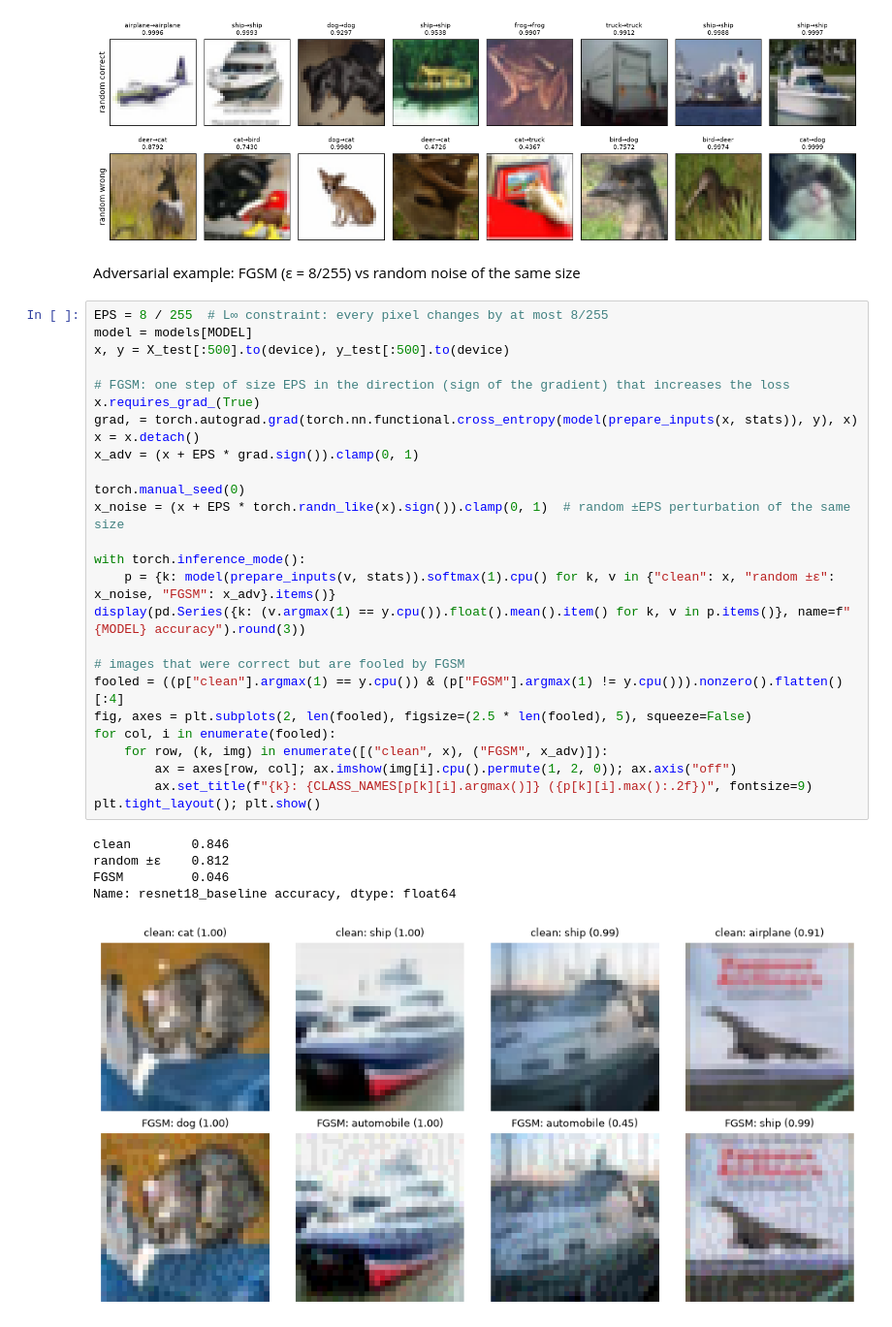
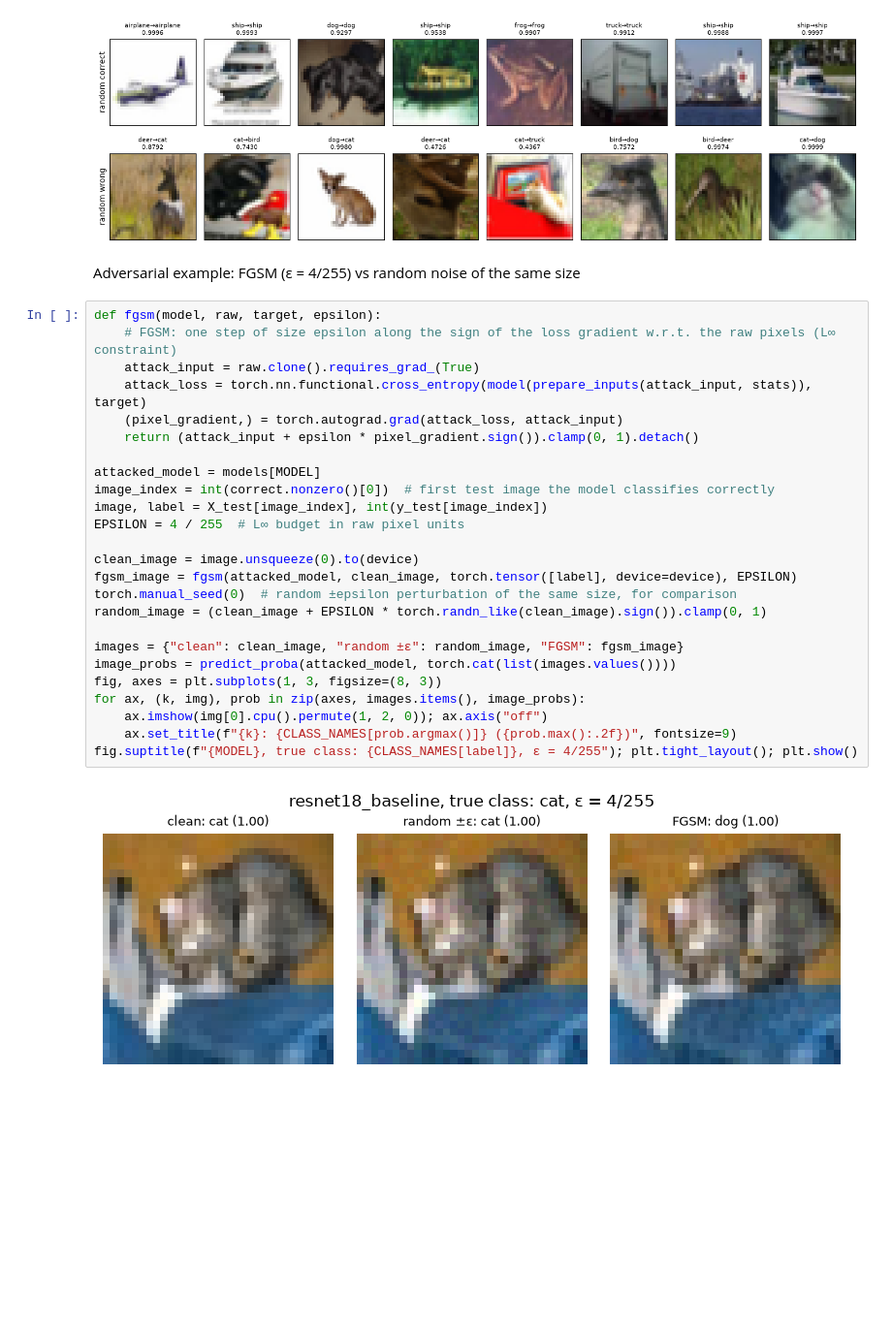
Before and after one commit to CiaranLynch1/Building-and-Evaluating-Convolutional-Neural-Networks, a Jupyter notebook: task5.ipynb, the cells around one changed output. Shown at 97% size. Saved outputs shown, nothing was run; the diff lists cells and outputs as text; blank space fills up the shorter version.

```diff
--- a/task5.ipynb
+++ b/task5.ipynb
@@ -118,36 +118,31 @@ plt.tight_layout(); plt.show()
 # %% [output]
 [figure]
 # %% [markdown]
-Adversarial example: FGSM (ε = 8/255) vs random noise of the same size
+Adversarial example: FGSM (ε = 4/255) vs random noise of the same size
 # %%
-EPS = 8 / 255  # L∞ constraint: every pixel changes by at most 8/255
-model = models[MODEL]
-x, y = X_test[:500].to(device), y_test[:500].to(device)
+def fgsm(model, raw, target, epsilon):
+    # FGSM: one step of size epsilon along the sign of the loss gradient w.r.t. the raw pixels (L∞ constraint)
+    attack_input = raw.clone().requires_grad_(True)
+    attack_loss = torch.nn.functional.cross_entropy(model(prepare_inputs(attack_input, stats)), target)
+    (pixel_gradient,) = torch.autograd.grad(attack_loss, attack_input)
+    return (attack_input + epsilon * pixel_gradient.sign()).clamp(0, 1).detach()
 
-# FGSM: one step of size EPS in the direction (sign of the gradient) that increases the loss
-x.requires_grad_(True)
-grad, = torch.autograd.grad(torch.nn.functional.cross_entropy(model(prepare_inputs(x, stats)), y), x)
-x = x.detach()
-x_adv = (x + EPS * grad.sign()).clamp(0, 1)
+attacked_model = models[MODEL]
+image_index = int(correct.nonzero()[0])  # first test image the model classifies correctly
+image, label = X_test[image_index], int(y_test[image_index])
+EPSILON = 4 / 255  # L∞ budget in raw pixel units
 
-torch.manual_seed(0)
-x_noise = (x + EPS * torch.randn_like(x).sign()).clamp(0, 1)  # random ±EPS perturbation of the same size
+clean_image = image.unsqueeze(0).to(device)
+fgsm_image = fgsm(attacked_model, clean_image, torch.tensor([label], device=device), EPSILON)
+torch.manual_seed(0)  # random ±epsilon perturbation of the same size, for comparison
+random_image = (clean_image + EPSILON * torch.randn_like(clean_image).sign()).clamp(0, 1)
 
-with torch.inference_mode():
-    p = {k: model(prepare_inputs(v, stats)).softmax(1).cpu() for k, v in {"clean": x, "random ±ε": x_noise, "FGSM": x_adv}.items()}
-display(pd.Series({k: (v.argmax(1) == y.cpu()).float().mean().item() for k, v in p.items()}, name=f"{MODEL} accuracy").round(3))
-
-# images that were correct but are fooled by FGSM
-fooled = ((p["clean"].argmax(1) == y.cpu()) & (p["FGSM"].argmax(1) != y.cpu())).nonzero().flatten()[:4]
-fig, axes = plt.subplots(2, len(fooled), figsize=(2.5 * len(fooled), 5), squeeze=False)
-for col, i in enumerate(fooled):
-    for row, (k, img) in enumerate([("clean", x), ("FGSM", x_adv)]):
-        ax = axes[row, col]; ax.imshow(img[i].cpu().permute(1, 2, 0)); ax.axis("off")
-        ax.set_title(f"{k}: {CLASS_NAMES[p[k][i].argmax()]} ({p[k][i].max():.2f})", fontsize=9)
-plt.tight_layout(); plt.show()
+images = {"clean": clean_image, "random ±ε": random_image, "FGSM": fgsm_image}
+image_probs = predict_proba(attacked_model, torch.cat(list(images.values())))
+fig, axes = plt.subplots(1, 3, figsize=(8, 3))
+for ax, (k, img), prob in zip(axes, images.items(), image_probs):
+    ax.imshow(img[0].cpu().permute(1, 2, 0)); ax.axis("off")
+    ax.set_title(f"{k}: {CLASS_NAMES[prob.argmax()]} ({prob.max():.2f})", fontsize=9)
+fig.suptitle(f"{MODEL}, true class: {CLASS_NAMES[label]}, ε = 4/255"); plt.tight_layout(); plt.show()
 # %% [output]
-clean        0.846
-random ±ε    0.812
-FGSM         0.046
-Name: resnet18_baseline accuracy, dtype: float64
-[figure, old version]
+[figure, new version]
```
Also changed, not shown: parts of 2 cells of this notebook.
